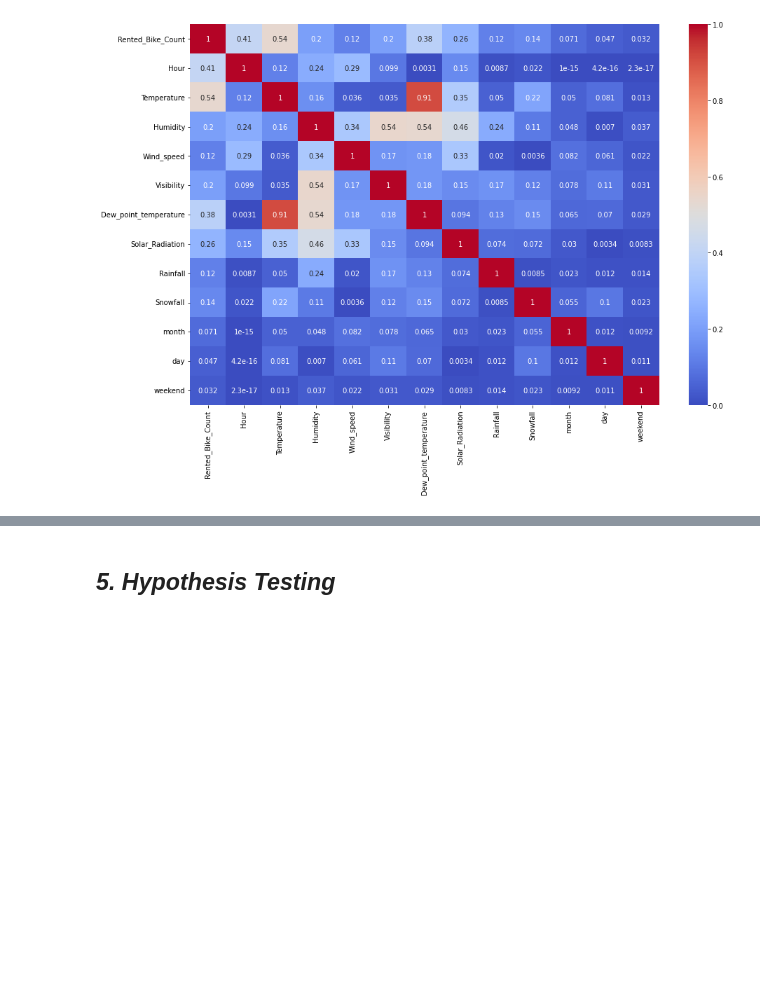
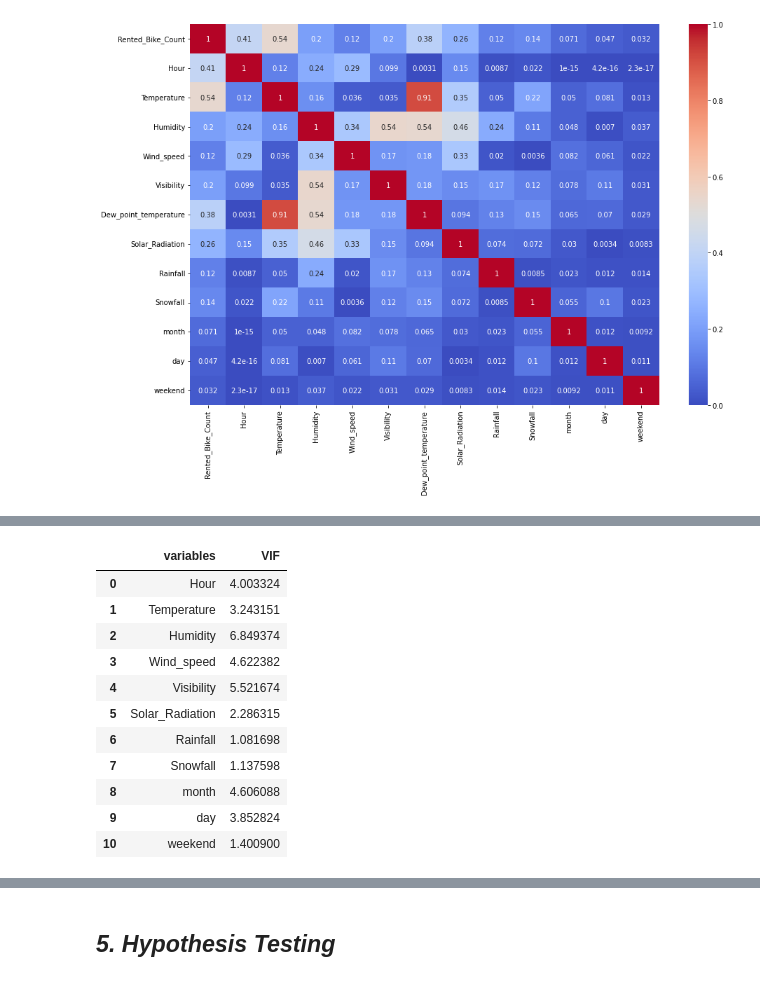
Before and after one commit to tarun422/Bike-Sharing-Demand, a Jupyter notebook: SouelBike.ipynb, the cells around one changed output, grey strips where cells are left out. Cells and saved outputs as stored; diff of their text form; code cells hidden in the pictures; blank space fills up the shorter version.

```diff
--- a/SouelBike.ipynb
+++ b/SouelBike.ipynb
@@ -751,0 +773,29 @@ Answer Here
+# %%
+# Multicollinearity calculation function
+
+from statsmodels.stats.outliers_influence import variance_inflation_factor
+def Calculate_vif(X):
+
+    # Calculating VIF
+    vif = pd.DataFrame()
+    vif["variables"] = X.columns
+    vif["VIF"] = [variance_inflation_factor(X.values, i) for i in range(X.shape[1])]
+
+    return(vif)
+# %%
+# caculate vif of our dataset with removing our target variable
+
+Calculate_vif(bike[[i for i in bike.describe().columns if i not in ['Rented_Bike_Count']]])
+# %% [output]
+|  | variables | VIF |
+| 0 | Hour | 4.003324 |
+| 1 | Temperature | 3.243151 |
+| 2 | Humidity | 6.849374 |
+| 3 | Wind_speed | 4.622382 |
+| 4 | Visibility | 5.521674 |
+| 5 | Solar_Radiation | 2.286315 |
+| 6 | Rainfall | 1.081698 |
+| 7 | Snowfall | 1.137598 |
+| 8 | month | 4.606088 |
+| 9 | day | 3.852824 |
+| 10 | weekend | 1.400900 |
```
Also changed, not shown: parts of 33 cells of this notebook.
